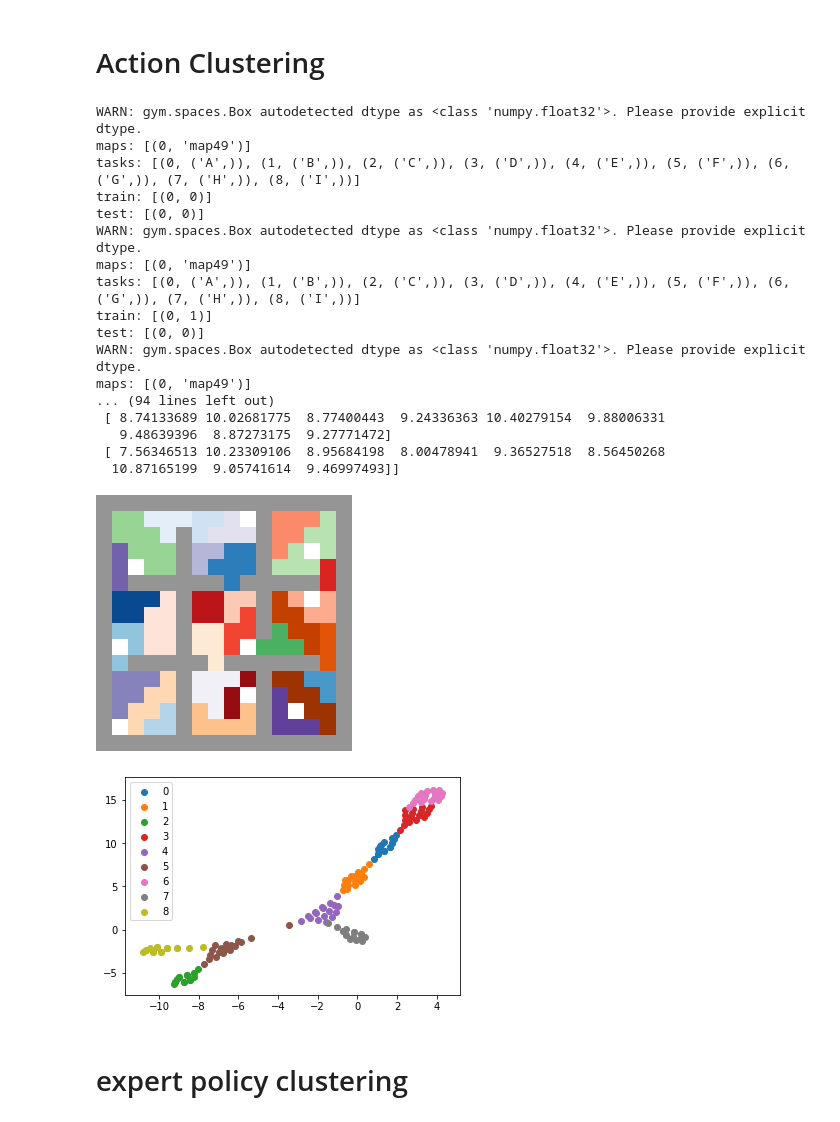
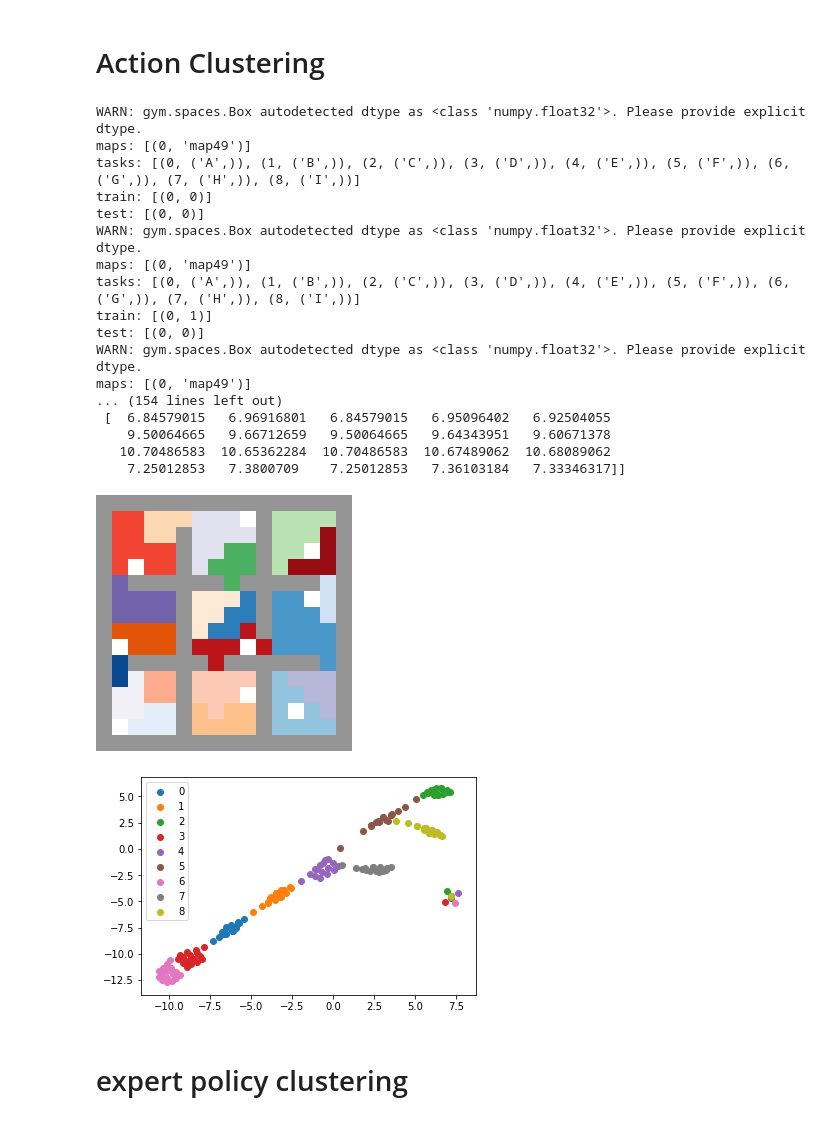
Before and after one commit to lchenat/TSA, a Jupyter notebook: ipynb/visualize_abs.ipynb, the cells around one changed output. Drawn from its saved outputs; the diff is of its cells as text; code cells hidden in the pictures.

```diff
--- a/ipynb/visualize_abs.ipynb
+++ b/ipynb/visualize_abs.ipynb
@@ -158,14 +155,15 @@ features = []
 for pos in positions:
     feature = []
     #feature = np.zeros(5)
-    for i in range(9):
+    for i in range(4):
         envs[i].teleport(*pos)
         qs = np.array(envs[i].get_q(0.99))
         best_actions = (qs == qs.max()).astype(int)
         #feature.append(one_hot.encode(np.array([envs[i].get_opt_action()]), 5).squeeze(0))
         #feature.append(best_actions)
         #feature += best_actions
-        feature.append([qs.max()])
+        #feature.append([qs.max()])
+        feature.append(qs)
     features.append(np.concatenate(feature))
     #features.append(feature)
 
@@ -179,40 +177,40 @@ for pos, emb in zip(positions, embedding):
 for i in range(9):
     emb = np.asarray(scatters[i])
     plt.scatter(emb[:, 0], emb[:, 1], label=i)
 
 plt.legend()
 
 # clustering
 clustering = GaussianMixture(n_abs, 'spherical')
 clustering.fit(features)
 probs = clustering.predict_proba(features)
 print(clustering.weights_)
 print(clustering.means_)
 abs_map = {s: prob for s, prob in zip(positions, probs)}
 
 # visualization
 img = get_abs_img(abs_map, list(envs.values())[0])
 imshow(img)
 # %% [output]
 WARN: gym.spaces.Box autodetected dtype as <class 'numpy.float32'>. Please provide explicit dtype.
 maps: [(0, 'map49')]
 tasks: [(0, ('A',)), (1, ('B',)), (2, ('C',)), (3, ('D',)), (4, ('E',)), (5, ('F',)), (6, ('G',)), (7, ('H',)), (8, ('I',))]
 train: [(0, 0)]
 test: [(0, 0)]
 WARN: gym.spaces.Box autodetected dtype as <class 'numpy.float32'>. Please provide explicit dtype.
 maps: [(0, 'map49')]
 tasks: [(0, ('A',)), (1, ('B',)), (2, ('C',)), (3, ('D',)), (4, ('E',)), (5, ('F',)), (6, ('G',)), (7, ('H',)), (8, ('I',))]
 train: [(0, 1)]
 test: [(0, 0)]
 WARN: gym.spaces.Box autodetected dtype as <class 'numpy.float32'>. Please provide explicit dtype.
 maps: [(0, 'map49')]
-... (94 lines left out)
- [ 8.74133689 10.02681775  8.77400443  9.24336363 10.40279154  9.88006331
-   9.48639396  8.87273175  9.27771472]
- [ 7.56346513 10.23309106  8.95684198  8.00478941  9.36527518  8.56450268
-  10.87165199  9.05741614  9.46997493]]
+... (154 lines left out)
+ [  6.84579015   6.96916801   6.84579015   6.95096402   6.92504055
+    9.50064665   9.66712659   9.50064665   9.64343951   9.60671378
+   10.70486583  10.65362284  10.70486583  10.67489062  10.68089062
+    7.25012853   7.3800709    7.25012853   7.36103184   7.33346317]]
-[figure, old version]
+[figure, new version]
-[figure, old version]
+[figure, new version]
 # %% [markdown]
 # expert policy clustering
 # %%
```
Also changed, not shown: parts of 2 cells of this notebook, 5 other files.
